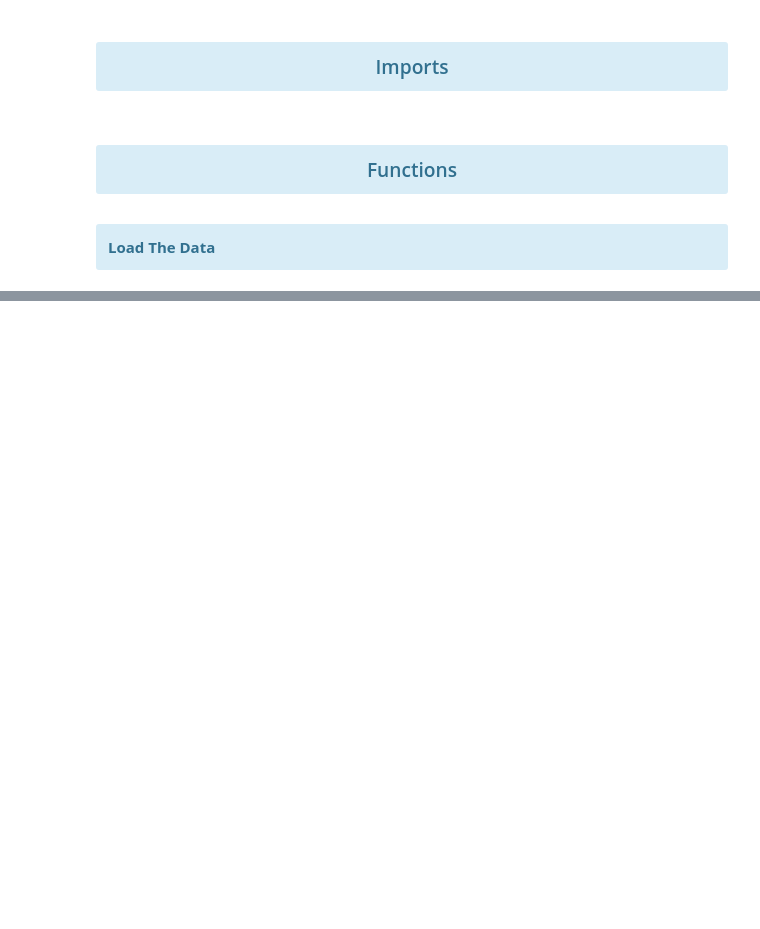
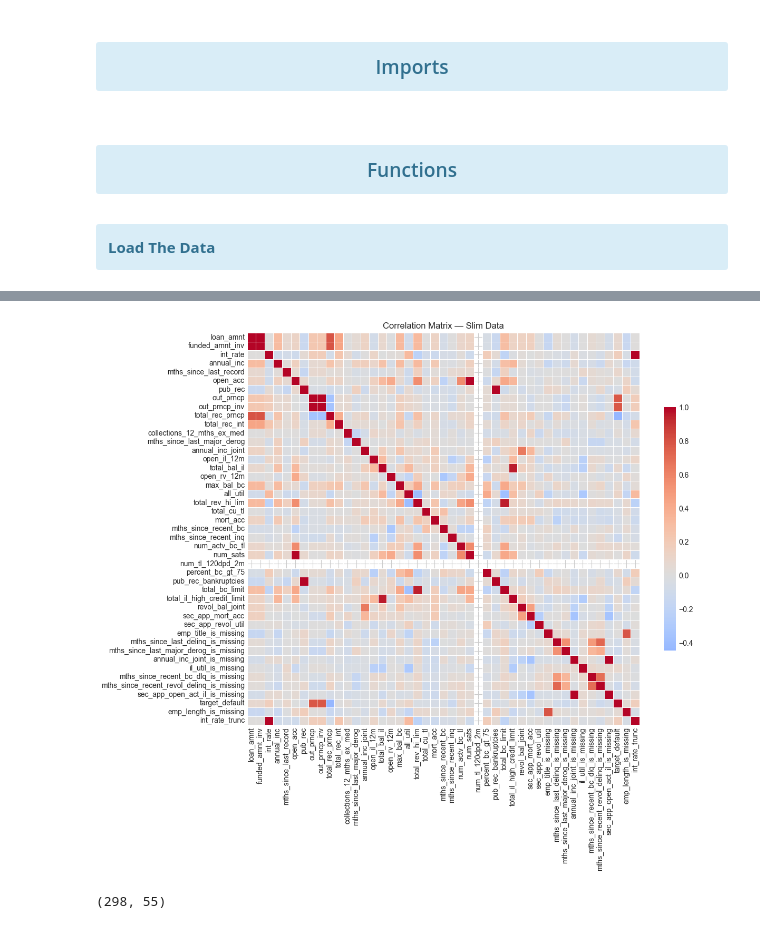
Before and after one commit to BTExpress1/loan-default-probability, a Jupyter notebook: 02_preprocess_training.ipynb, the cells around one changed output, grey strips where cells are left out. Drawn from its saved outputs; the diff is of its cells as text; code cells hidden in the pictures; blank space fills up the shorter version.

```diff
--- a/02_preprocess_training.ipynb
+++ b/02_preprocess_training.ipynb
@@ -99,0 +105,15 @@ df.head()
+# %%
+# Numeric-only correlation
+corr = df.select_dtypes(include=[np.number]).corr()
+
+plt.figure(figsize=(12, 10))
+sns.heatmap(corr, cmap="coolwarm", center=0, square=True,
+            cbar_kws={"shrink": .6}, linewidths=0.5)
+plt.title("Correlation Matrix — Slim Data")
+plt.show()
+# %% [output]
+[figure, added]
+# %%
+df.shape
+# %% [output]
+(298, 55)
```
Also changed, not shown: parts of 9 cells of this notebook, 2 other files.
